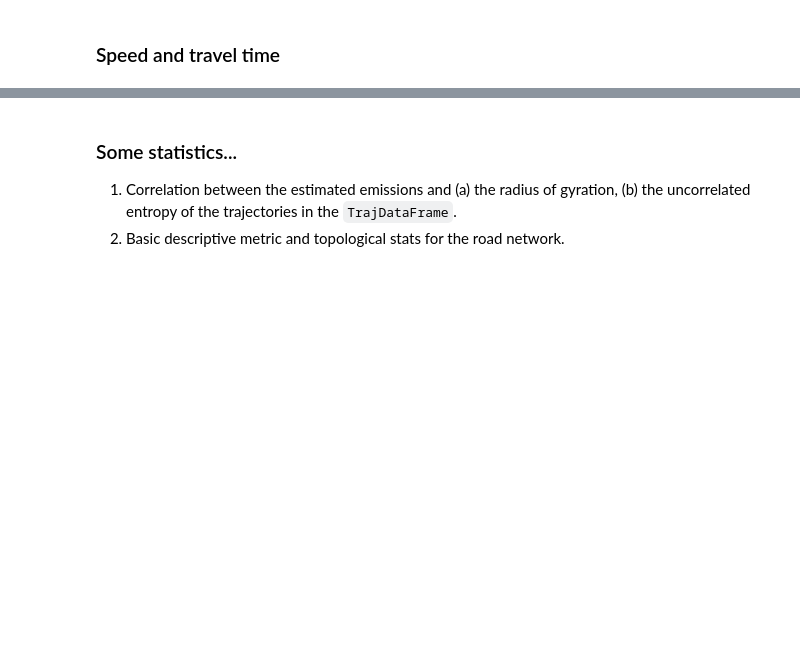
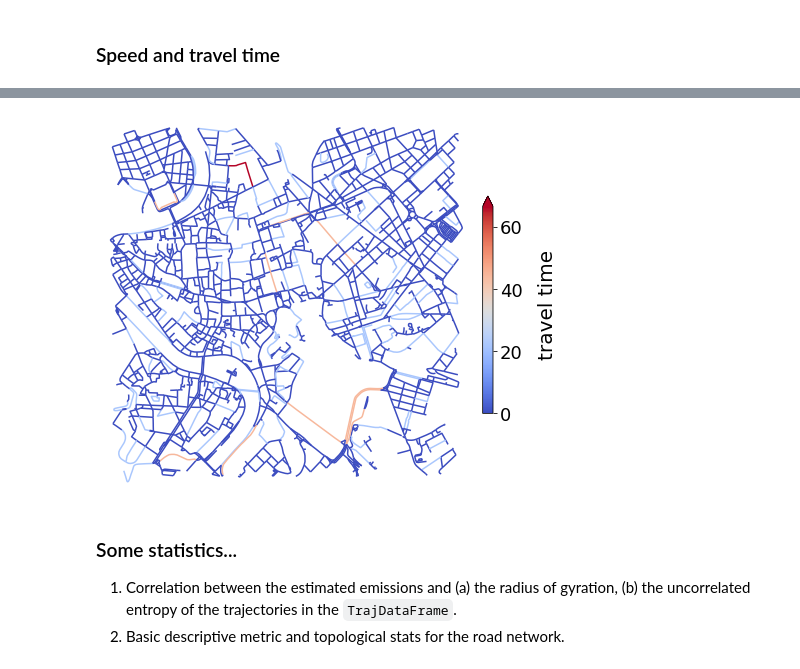
Before and after one commit to matteoboh/mobility_emissions, a Jupyter notebook: notebooks/example_in_Rome.ipynb, the cells around one changed output, grey strips where cells are left out. Saved outputs shown, nothing was run; the diff lists cells and outputs as text; code cells hidden in the pictures; blank space fills up the shorter version.

Commit message:
New version: analysis of edges attributes v. 0.1

```diff
--- a/notebooks/example_in_Rome.ipynb
+++ b/notebooks/example_in_Rome.ipynb
@@ -270,4 +255,12 @@ primary_link                           1
 Name: highway, dtype: int64
+# %%
+from mobair import plot
+
+fig, ax = plot.plot_road_network_with_attribute(road_network_with_traveltimes, 'travel_time', region_name=place,
+                                                fig_size = (8,8), n_bins=4, equal_size=False,
+                                                color_map='coolwarm', save_fig=False)
+# %% [output]
+[figure, added]
 # %% [markdown]
 ### Some statistics...
 
```
Also changed, not shown: parts of 9 cells of this notebook, 3 other files.
